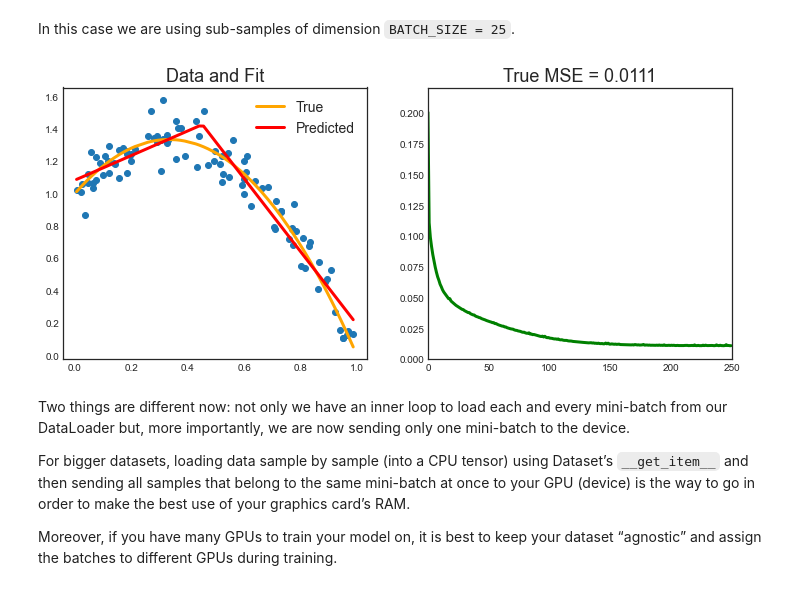
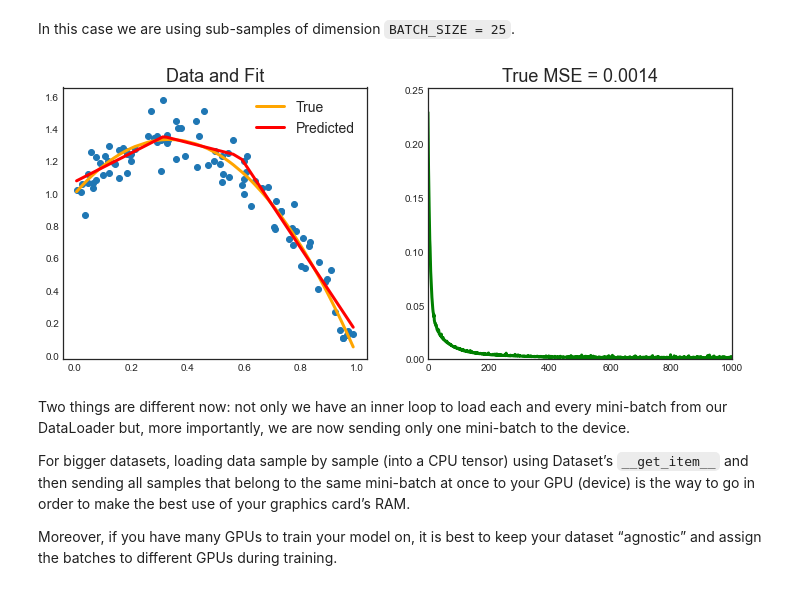
Before and after one commit to matteocourthoud/Machine-Learning-for-Economic-Analysis, a Jupyter notebook: 8_neuralnets.ipynb, the cells around one changed output. Saved outputs shown, nothing was run; the diff lists cells and outputs as text; code cells hidden in the pictures.

```diff
--- a/8_neuralnets.ipynb
+++ b/8_neuralnets.ipynb
@@ -769,0 +799,18 @@ Sequential(
+# %%
+# TanH Net
+tanh_net = torch.nn.Sequential(
+    torch.nn.Linear(1, 10),
+    torch.nn.Tanh(),
+    torch.nn.Linear(10, 1)
+)
+
+# parameters
+LR = 0.2
+EPOCHS = 1000
+
+# optimizer and loss function
+optimizer = torch.optim.SGD(tanh_net.parameters(), lr=LR)
+loss_func = torch.nn.MSELoss()
+
+# train
+train_NN(x, y, y_true, tanh_net, optimizer, loss_func, EPOCHS)
@@ -785,7 +834,7 @@ n = torch.nn.Sequential(torch.nn.Linear(1, 10), torch.nn.ReLU(), torch.nn.Linear
 nets = [n,n,n,n]
 
 # optimizers
-optimizers = [torch.optim.SGD(n.parameters(), lr=LR) for n in nets]
+optimizers = [torch.optim.SGD([], lr=LR) for n in nets]
 
 # different loss functions
 loss_MSE        = torch.nn.MSELoss()
@@ -915,43 +964,42 @@ loader = Data.DataLoader(
 # %% [markdown]
 In this case we are using sub-samples of dimension `BATCH_SIZE = 25`.
 # %%
-def train_NN_batch(loader, y_true, net, optimizer, loss_func, n_epochs):
+def train_NN_batch(loader, y_true, net, optimizer, loss_func, EPOCHS):
 
-    # Init
+    # init
     losses = []
 
-    # Iterate over epochs
-    for t in range(n_epochs):   # train entire dataset 3 times
+    # train
+    for t in range(EPOCHS):
+        # train entire dataset 3 times
         for step, (batch_x, batch_y) in enumerate(loader):
 
-            # Compute loss
+            # compute loss
             y_hat = net(batch_x)
-
-            # compute loss
             loss = loss_func(y_hat, batch_y)
 
+            # update parameters
             optimizer.zero_grad()   # clear gradients for next train
             loss.backward()         # backpropagation, compute gradients
             optimizer.step()        # apply gradients
 
-        # Plot every epoch
+        # plt every epoch
         y_hat = net(x_tensor)
-        loss = loss_func(y_hat, y_tensor)
-        losses += [loss.detach().numpy()]
-        if (t+1) % (n_epochs/25) == 0:
-            gradient_plot(x, y, y_hat.data.numpy(), y_true, n_epochs, losses)
+        losses += [((y_true - y_hat.detach().numpy())**2).mean()]
+        if (t+1) % (EPOCHS/25) == 0:
+            gradient_plot(x, y, y_hat.data.numpy(), y_true, EPOCHS, losses)
 # %%
 # parameters
 LR = 0.1
-EPOCHS = 250
+EPOCHS = 1000
 net = torch.nn.Sequential(torch.nn.Linear(1, 10), torch.nn.ReLU(), torch.nn.Linear(10, 1))
 optimizer = torch.optim.SGD(net.parameters(), lr=LR)
 loss_func = torch.nn.MSELoss()
 
 # Train
 train_NN_batch(loader, y_true, net, optimizer, loss_func, EPOCHS)
 # %% [output]
-[figure, old version]
+[figure, new version]
 # %% [markdown]
 Two things are different now: not only we have an inner loop to load each and every mini-batch from our DataLoader but, more importantly, we are now sending only one mini-batch to the device.
 
```
Also changed, not shown: parts of 81 cells of this notebook.
